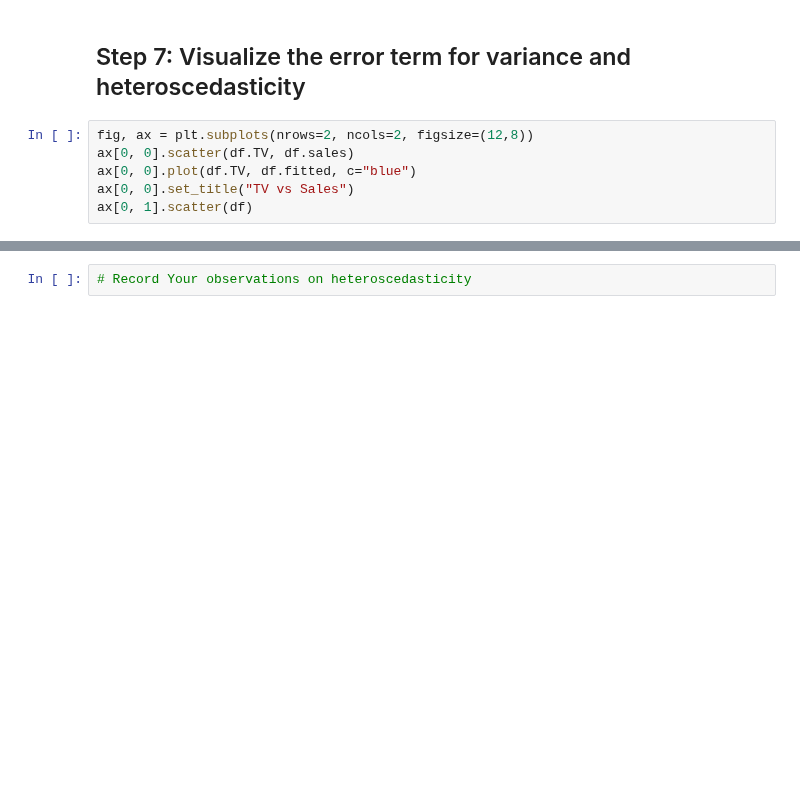
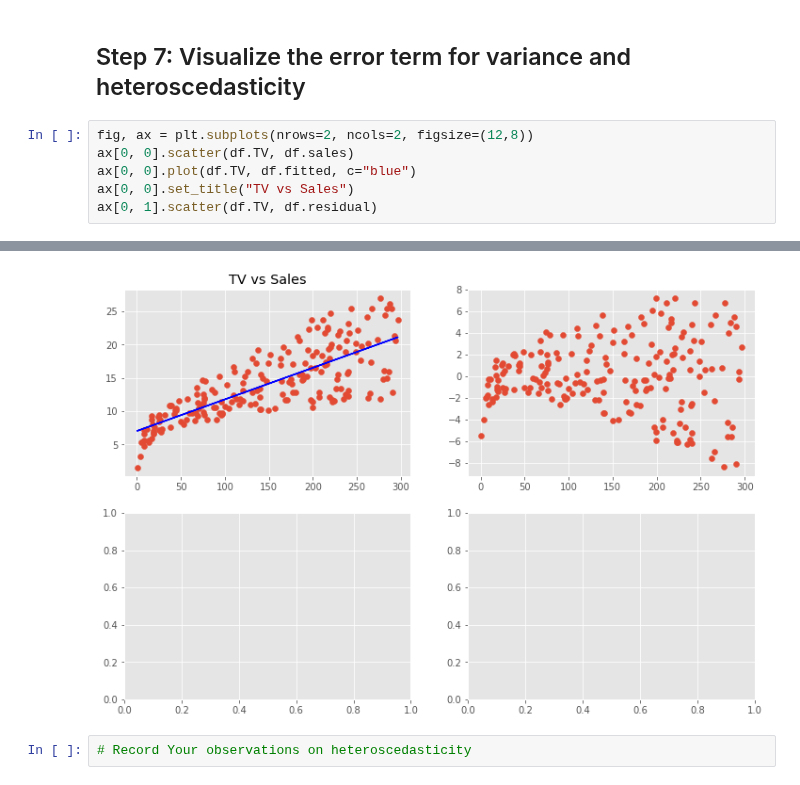
Before and after one commit to keita-dc/dsc-ols-statsmodels-lab-dc-ds-060319, a Jupyter notebook: index.ipynb, the cells around one changed output, grey strips where cells are left out. Saved outputs shown, nothing was run; the diff lists cells and outputs as text; blank space fills up the shorter version.

```diff
--- a/index.ipynb
+++ b/index.ipynb
@@ -145,5 +145,5 @@ fig, ax = plt.subplots(nrows=2, ncols=2, figsize=(12,8))
 ax[0, 0].scatter(df.TV, df.sales)
 ax[0, 0].plot(df.TV, df.fitted, c="blue")
 ax[0, 0].set_title("TV vs Sales")
-ax[0, 1].scatter(df)
+ax[0, 1].scatter(df.TV, df.residual)
 # %% [output]
@@ -151,3 +151,4 @@ SyntaxError: invalid syntax (<ipython-input-41-dc90ca4a91d4>, line 5)
+[figure, added]
 # %%
 # Record Your observations on heteroscedasticity
 # %% [markdown]
```
Also changed, not shown: parts of 1 cell of this notebook.
